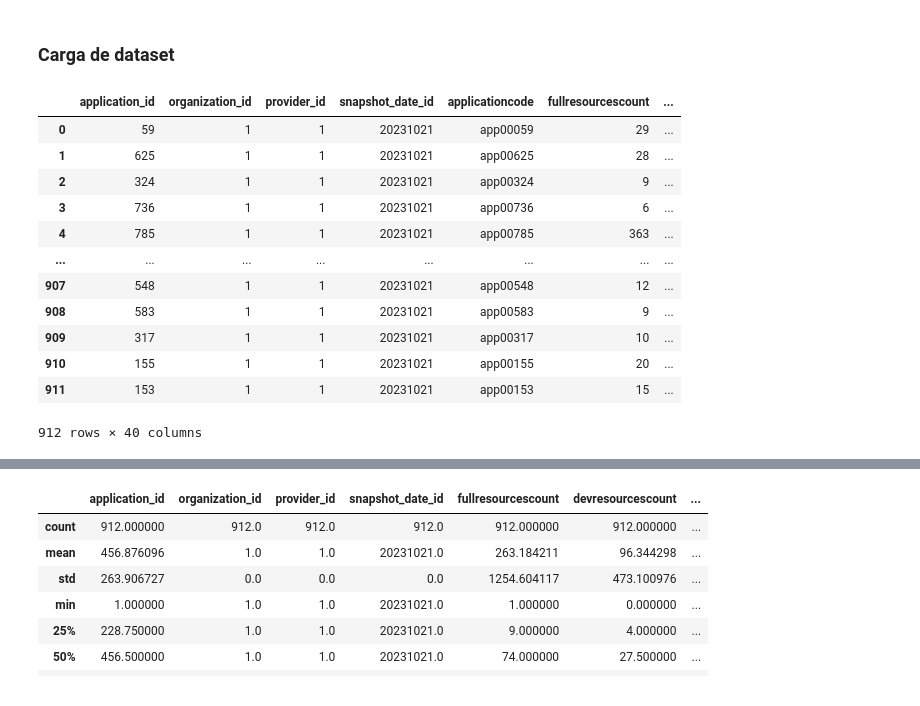
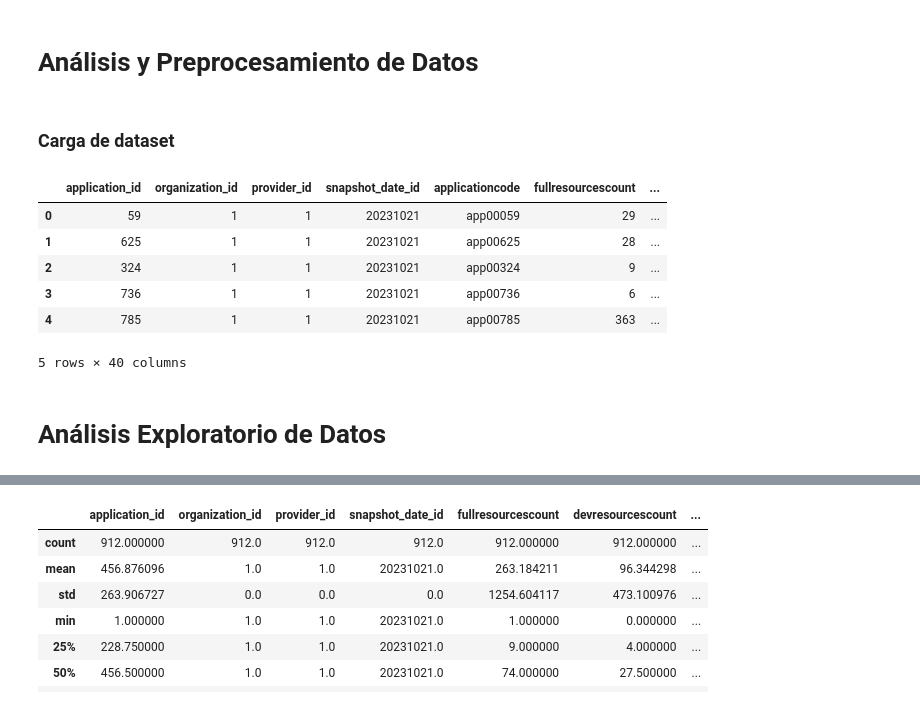
Before and after one commit to 00Fede/incubadora-aplicaciones, a Jupyter notebook: Analysis_Preprocessing.ipynb, the cells around one changed output, grey strips where cells are left out. Drawn from its saved outputs; the diff is of its cells as text; code cells hidden in the pictures.

```diff
--- a/Analysis_Preprocessing.ipynb
+++ b/Analysis_Preprocessing.ipynb
@@ -3,3 +11,5 @@
+# %% [markdown]
+# Análisis y Preprocesamiento de Datos
 # %%
 import pandas as pd
 import matplotlib.pyplot as plt
@@ -42,18 +41,14 @@ def draw_histograms(df, variables, n_rows, n_cols):
 # %%
 # Paso 1 - Creadondo data set de prueba
 df = pd.read_csv("data/fact_application_full.csv")
-df
+df.head()
 # %% [output]
 |  | application_id | organization_id | provider_id | snapshot_date_id | applicationcode | fullresourcescount | ... |
 | 0 | 59 | 1 | 1 | 20231021 | app00059 | 29 | ... |
 | 1 | 625 | 1 | 1 | 20231021 | app00625 | 28 | ... |
 | 2 | 324 | 1 | 1 | 20231021 | app00324 | 9 | ... |
 | 3 | 736 | 1 | 1 | 20231021 | app00736 | 6 | ... |
 | 4 | 785 | 1 | 1 | 20231021 | app00785 | 363 | ... |
-| ... | ... | ... | ... | ... | ... | ... | ... |
-| 907 | 548 | 1 | 1 | 20231021 | app00548 | 12 | ... |
-| 908 | 583 | 1 | 1 | 20231021 | app00583 | 9 | ... |
-| 909 | 317 | 1 | 1 | 20231021 | app00317 | 10 | ... |
-| 910 | 155 | 1 | 1 | 20231021 | app00155 | 20 | ... |
-| 911 | 153 | 1 | 1 | 20231021 | app00153 | 15 | ... |
-912 rows × 40 columns
+5 rows × 40 columns
+# %% [markdown]
+# Análisis Exploratorio de Datos
```
Also changed, not shown: parts of 37 cells of this notebook, 7 other files.
